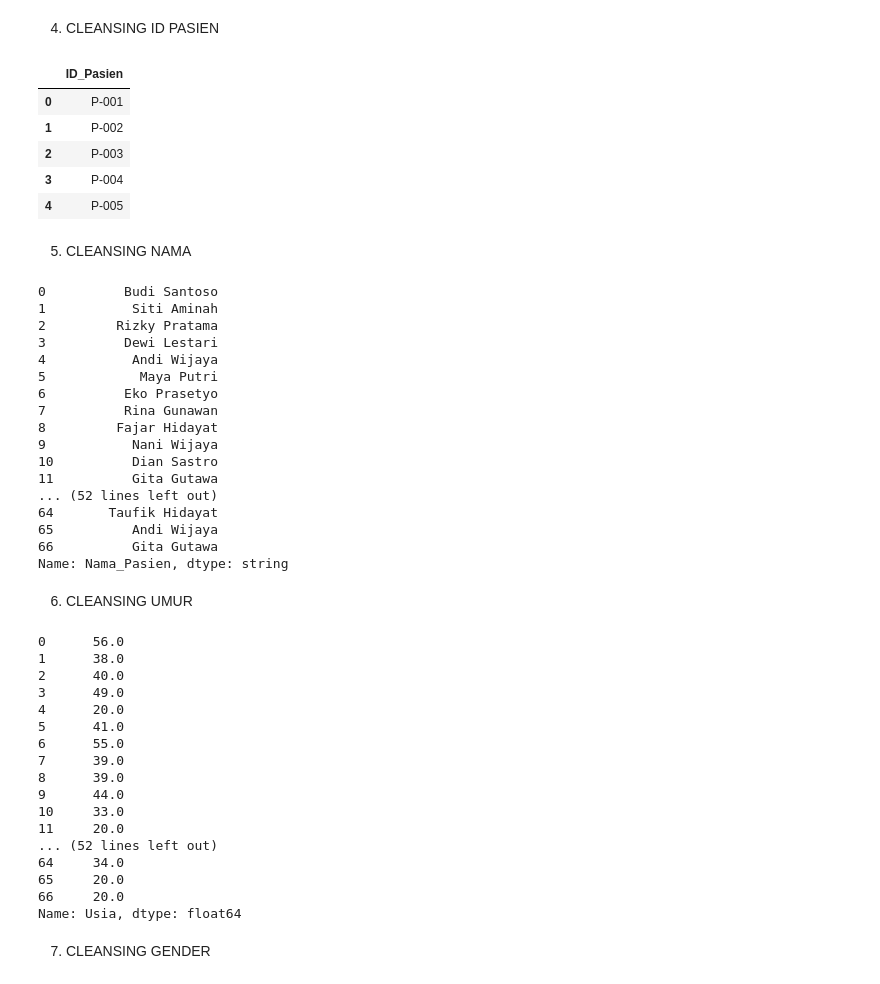
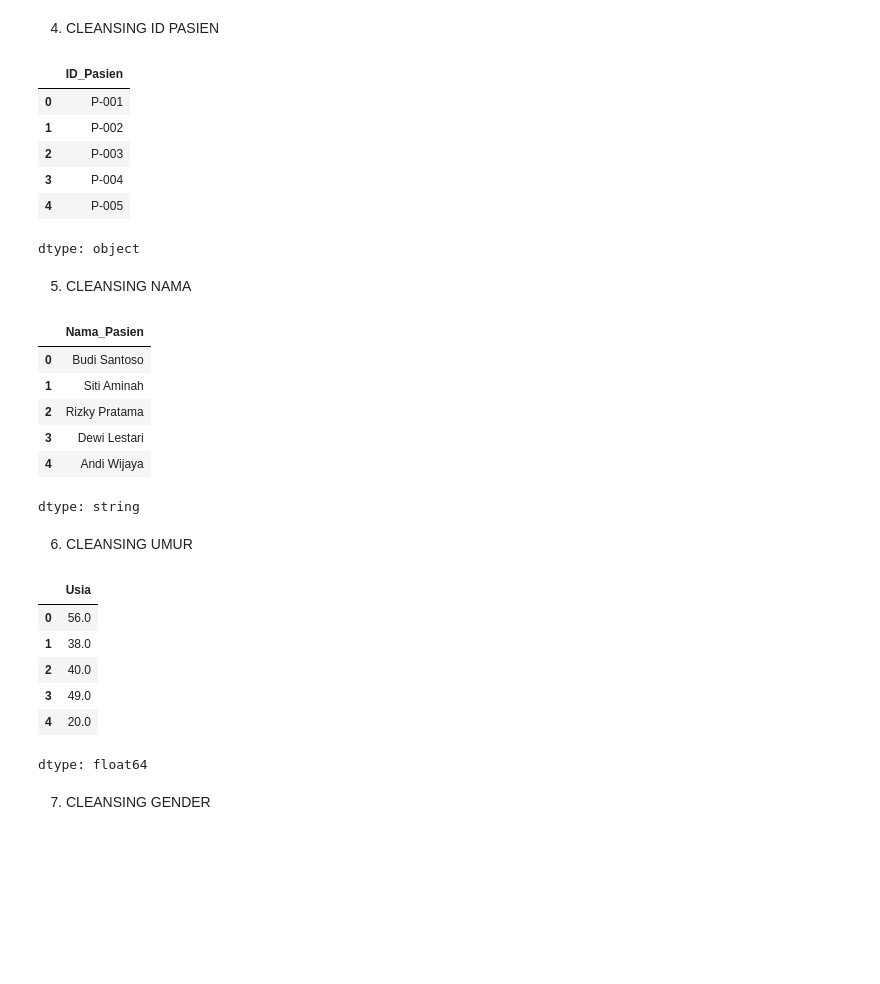
Before and after one commit to Dzikriyah/2418048_DataCleansing, a Jupyter notebook: 2418048DataCleansing.ipynb, the cells around one changed output. Cells and saved outputs as stored; diff of their text form; code cells hidden in the pictures; blank space fills up the shorter version.

```diff
--- a/2418048DataCleansing.ipynb
+++ b/2418048DataCleansing.ipynb
@@ -96,7 +96,7 @@ data['ID_Pasien'] = [
     f"P-{i:03d}" for i in range(1, len(data) + 1)
 ]
 # %%
-data[['ID_Pasien']].head()
+data['ID_Pasien'].head()
 # %% [output]
 |  | ID_Pasien |
 | 0 | P-001 |
@@ -104,36 +104,26 @@ data[['ID_Pasien']].head()
 | 2 | P-003 |
 | 3 | P-004 |
 | 4 | P-005 |
+dtype: object
 # %% [markdown]
 5. CLEANSING NAMA
 # %%
 data['Nama_Pasien'] = (
     data['Nama_Pasien']
     .astype('string')
     .str.strip()
     .str.replace(r'\s+', ' ', regex=True)
     .str.title()
 )
-
-print(data['Nama_Pasien'])
+data['Nama_Pasien'].head()
 # %% [output]
+|  | Nama_Pasien |
+| 0 | Budi Santoso |
+| 1 | Siti Aminah |
+| 2 | Rizky Pratama |
+| 3 | Dewi Lestari |
+| 4 | Andi Wijaya |
-0          Budi Santoso
-1           Siti Aminah
-2         Rizky Pratama
-3          Dewi Lestari
-4           Andi Wijaya
-5            Maya Putri
-6          Eko Prasetyo
-7          Rina Gunawan
-8         Fajar Hidayat
-9           Nani Wijaya
-10          Dian Sastro
-11          Gita Gutawa
-... (52 lines left out)
-64       Taufik Hidayat
-65          Andi Wijaya
-66          Gita Gutawa
-Name: Nama_Pasien, dtype: string
+dtype: string
 # %% [markdown]
 6. CLEANSING UMUR
 # %%
@@ -155,25 +145,15 @@ usia_pasien = data.groupby('Nama_Pasien')['Usia'].transform('first')
 # Isi usia yang kosong
 data['Usia'] = data['Usia'].fillna(usia_pasien)
 
-print(data['Usia'])
+data['Usia'].head()
 # %% [output]
+|  | Usia |
+| 0 | 56.0 |
+| 1 | 38.0 |
+| 2 | 40.0 |
+| 3 | 49.0 |
+| 4 | 20.0 |
-0      56.0
-1      38.0
-2      40.0
-3      49.0
-4      20.0
-5      41.0
-6      55.0
-7      39.0
-8      39.0
-9      44.0
-10     33.0
-11     20.0
-... (52 lines left out)
-64     34.0
-65     20.0
-66     20.0
-Name: Usia, dtype: float64
+dtype: float64
 # %% [markdown]
 7. CLEANSING GENDER
 # %%
```
Also changed, not shown: parts of 9 cells of this notebook.
